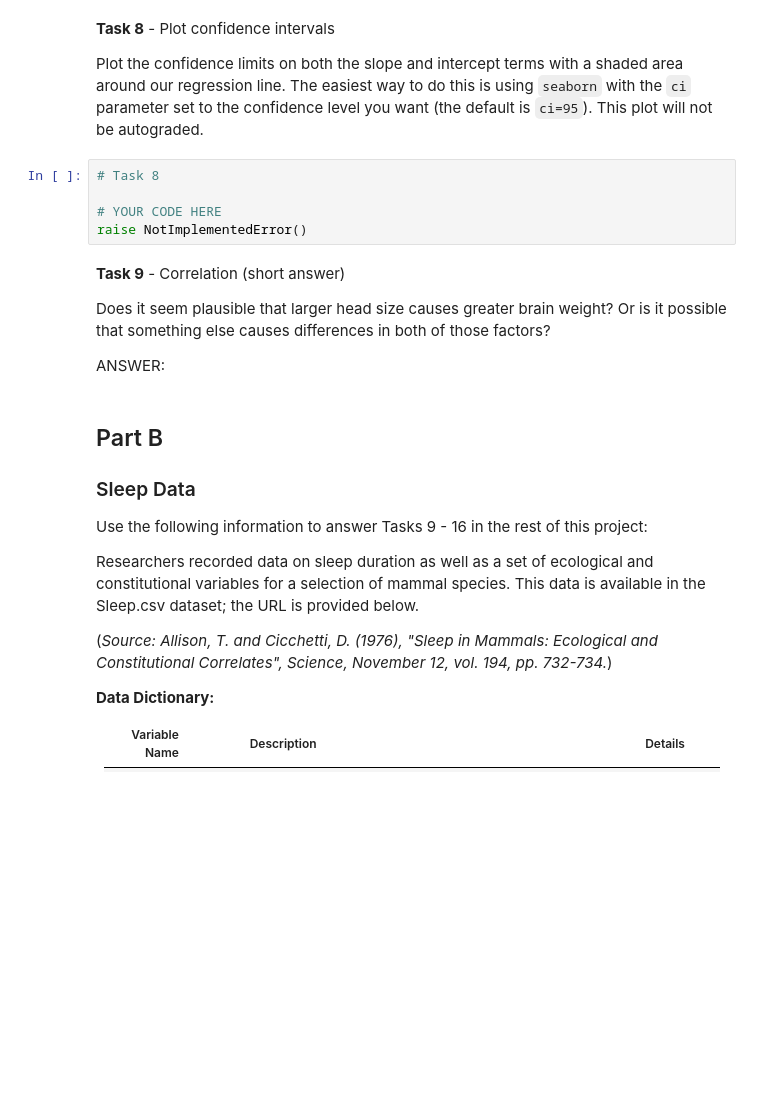
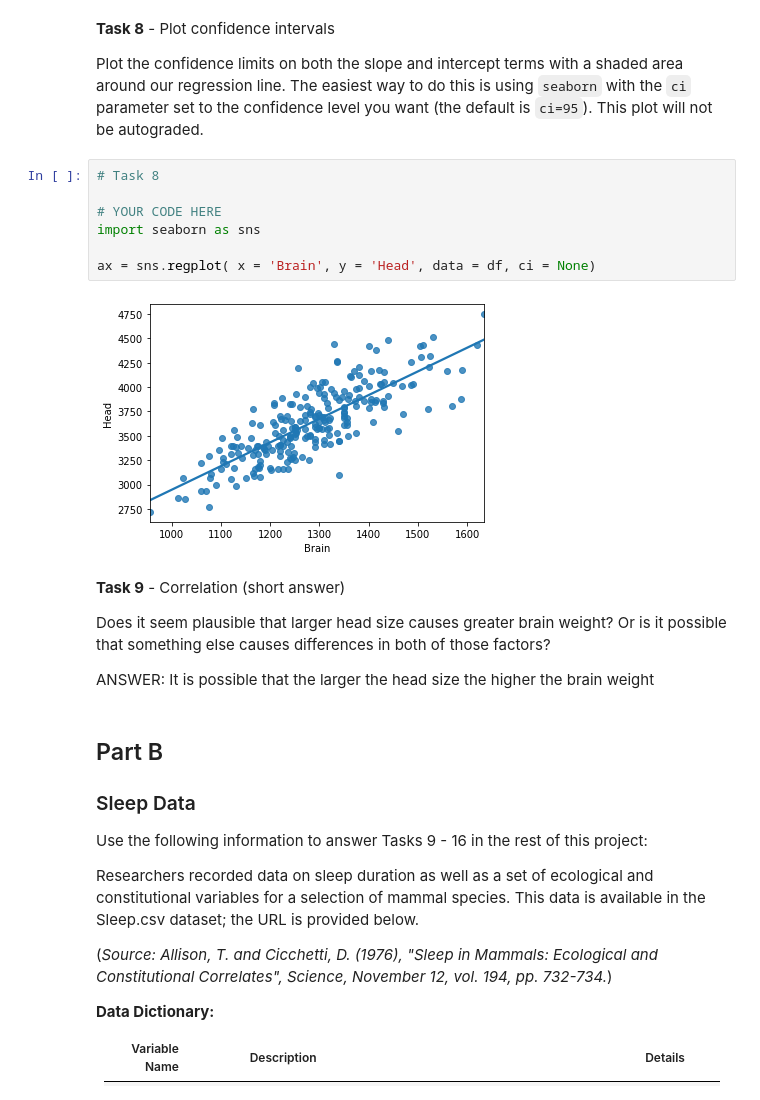
Before and after one commit to lucaanescu/DS-Unit-1-Sprint-3-Linear-Algebra, a Jupyter notebook: LS_DS_132_Inference_For_Regression_Assignment_AG_luca.ipynb, the cells around one changed output. Saved outputs shown, nothing was run; the diff lists cells and outputs as text; blank space fills up the shorter version.

```diff
--- a/LS_DS_132_Inference_For_Regression_Assignment_AG_luca.ipynb
+++ b/LS_DS_132_Inference_For_Regression_Assignment_AG_luca.ipynb
@@ -240,17 +246,21 @@ raise NotImplementedError()
 **Task 8** - Plot confidence intervals
 
 Plot the confidence limits on both the slope and intercept terms with a shaded area around our regression line. The easiest way to do this is using `seaborn` with the `ci` parameter set to the confidence level you want (the default is `ci=95`). This plot will not be autograded.
-# %%
-# Task 8
-
-# YOUR CODE HERE
-raise NotImplementedError()
+# %%
+# Task 8
+
+# YOUR CODE HERE
+import seaborn as sns
+
+ax = sns.regplot( x = 'Brain', y = 'Head', data = df, ci = None)
+# %% [output]
+[figure, added]
 # %% [markdown]
 **Task 9** - Correlation (short answer)
 
 Does it seem plausible that larger head size causes greater brain weight?  Or is it possible that something else causes differences in both of those factors?
 
-ANSWER:
+ANSWER: It is possible that the larger the head size the higher the brain weight
 # %% [markdown]
 ## Part B
 
```
Also changed, not shown: parts of 12 cells of this notebook.
